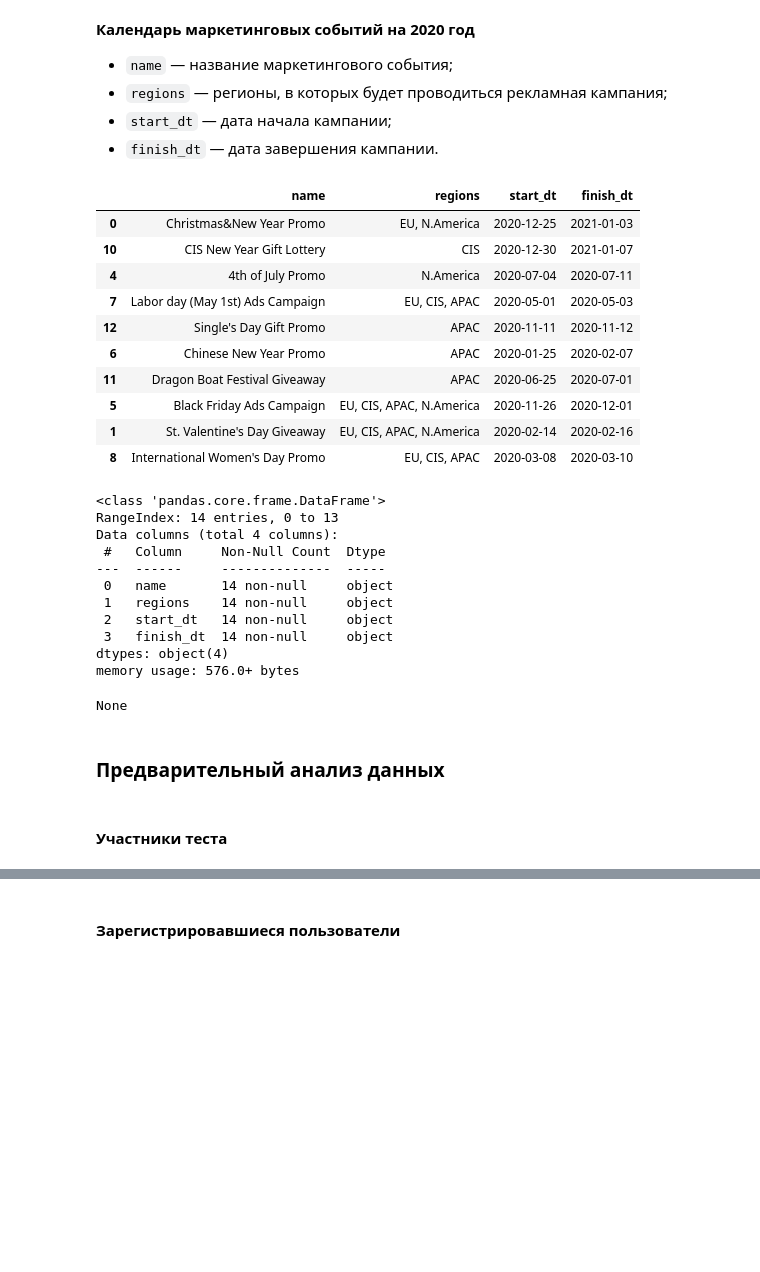
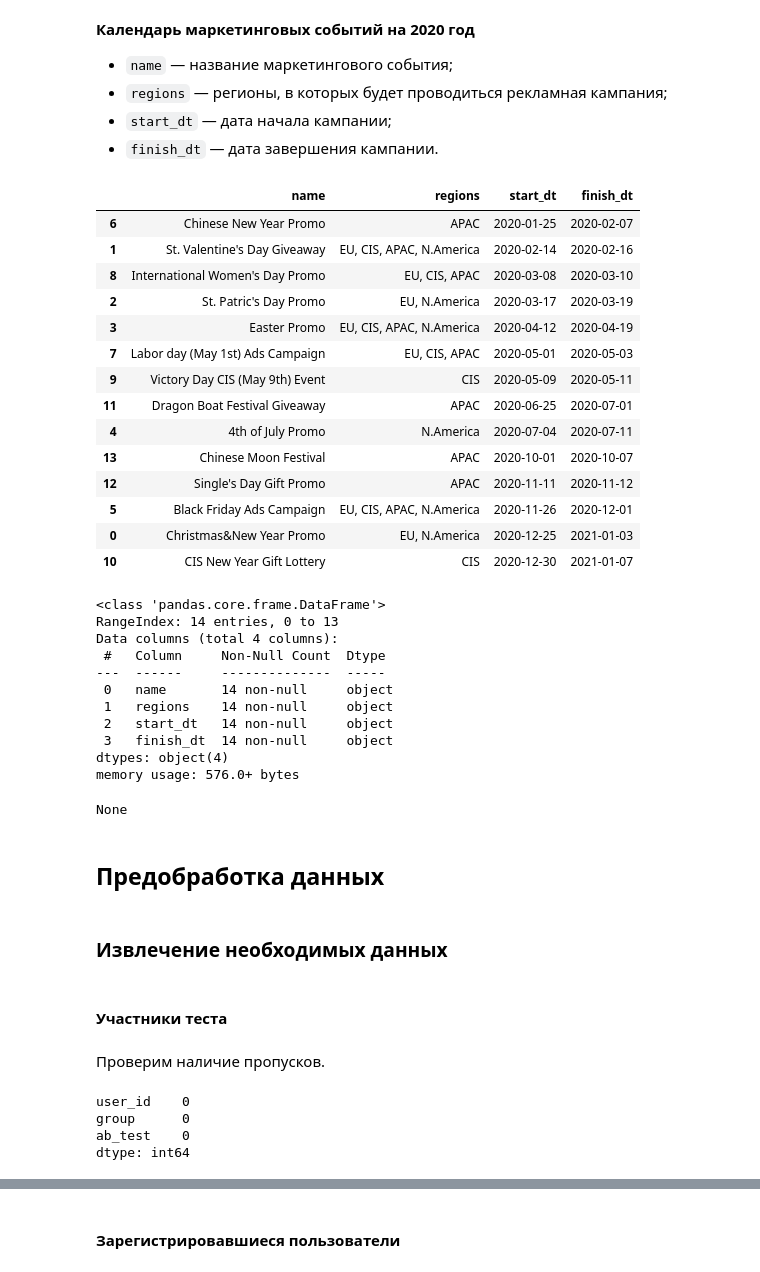
Before and after one commit to Rikka-irk/Data-Analysis, a Jupyter notebook: AB tests/AB_Tests_Analysis_RU.ipynb, the cells around one changed output, grey strips where cells are left out. Drawn from its saved outputs; the diff is of its cells as text; code cells hidden in the pictures; blank space fills up the shorter version.

```diff
--- a/AB tests/AB_Tests_Analysis_RU.ipynb
+++ b/AB tests/AB_Tests_Analysis_RU.ipynb
@@ -158,21 +161,25 @@ None
 - `start_dt` — дата начала кампании;
 - `finish_dt` — дата завершения кампании.
 # %%
-ab_project_marketing_events = pd.read_csv('ab_project_marketing_events.csv')
-display(ab_project_marketing_events.sample(10))
+ab_project_marketing_events = pd.read_csv('https://raw.githubusercontent.com/Rikka-irk/Practicum/main/Diploma/AB%20tests/ab_project_marketing_events.csv')
+display(ab_project_marketing_events.sort_values(by='start_dt'))
 display(ab_project_marketing_events.info())
 # %% [output]
 |  | name | regions | start_dt | finish_dt |
+| 6 | Chinese New Year Promo | APAC | 2020-01-25 | 2020-02-07 |
+| 1 | St. Valentine's Day Giveaway | EU, CIS, APAC, N.America | 2020-02-14 | 2020-02-16 |
+| 8 | International Women's Day Promo | EU, CIS, APAC | 2020-03-08 | 2020-03-10 |
+| 2 | St. Patric's Day Promo | EU, N.America | 2020-03-17 | 2020-03-19 |
+| 3 | Easter Promo | EU, CIS, APAC, N.America | 2020-04-12 | 2020-04-19 |
+| 7 | Labor day (May 1st) Ads Campaign | EU, CIS, APAC | 2020-05-01 | 2020-05-03 |
+| 9 | Victory Day CIS (May 9th) Event | CIS | 2020-05-09 | 2020-05-11 |
+| 11 | Dragon Boat Festival Giveaway | APAC | 2020-06-25 | 2020-07-01 |
+| 4 | 4th of July Promo | N.America | 2020-07-04 | 2020-07-11 |
+| 13 | Chinese Moon Festival | APAC | 2020-10-01 | 2020-10-07 |
+| 12 | Single's Day Gift Promo | APAC | 2020-11-11 | 2020-11-12 |
+| 5 | Black Friday Ads Campaign | EU, CIS, APAC, N.America | 2020-11-26 | 2020-12-01 |
 | 0 | Christmas&New Year Promo | EU, N.America | 2020-12-25 | 2021-01-03 |
 | 10 | CIS New Year Gift Lottery | CIS | 2020-12-30 | 2021-01-07 |
-| 4 | 4th of July Promo | N.America | 2020-07-04 | 2020-07-11 |
-| 7 | Labor day (May 1st) Ads Campaign | EU, CIS, APAC | 2020-05-01 | 2020-05-03 |
-| 12 | Single's Day Gift Promo | APAC | 2020-11-11 | 2020-11-12 |
-| 6 | Chinese New Year Promo | APAC | 2020-01-25 | 2020-02-07 |
-| 11 | Dragon Boat Festival Giveaway | APAC | 2020-06-25 | 2020-07-01 |
-| 5 | Black Friday Ads Campaign | EU, CIS, APAC, N.America | 2020-11-26 | 2020-12-01 |
-| 1 | St. Valentine's Day Giveaway | EU, CIS, APAC, N.America | 2020-02-14 | 2020-02-16 |
-| 8 | International Women's Day Promo | EU, CIS, APAC | 2020-03-08 | 2020-03-10 |
 <class 'pandas.core.frame.DataFrame'>
 RangeIndex: 14 entries, 0 to 13
 Data columns (total 4 columns):
@@ -186,6 +193,17 @@ dtypes: object(4)
 memory usage: 576.0+ bytes
 None
 # %% [markdown]
-### Предварительный анализ данных
+## Предобработка данных
+# %% [markdown]
+### Извлечение необходимых данных
 # %% [markdown]
 #### Участники теста
+# %% [markdown]
+Проверим наличие пропусков.
+# %%
+final_ab_participants.isna().sum()
+# %% [output]
+user_id    0
+group      0
+ab_test    0
+dtype: int64
```
Also changed, not shown: parts of 214 cells of this notebook.
